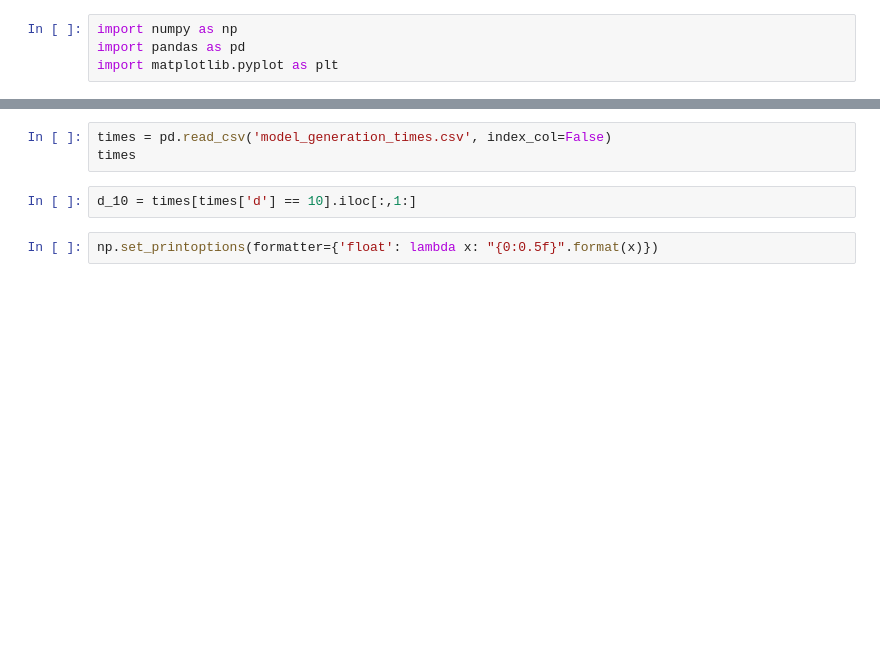
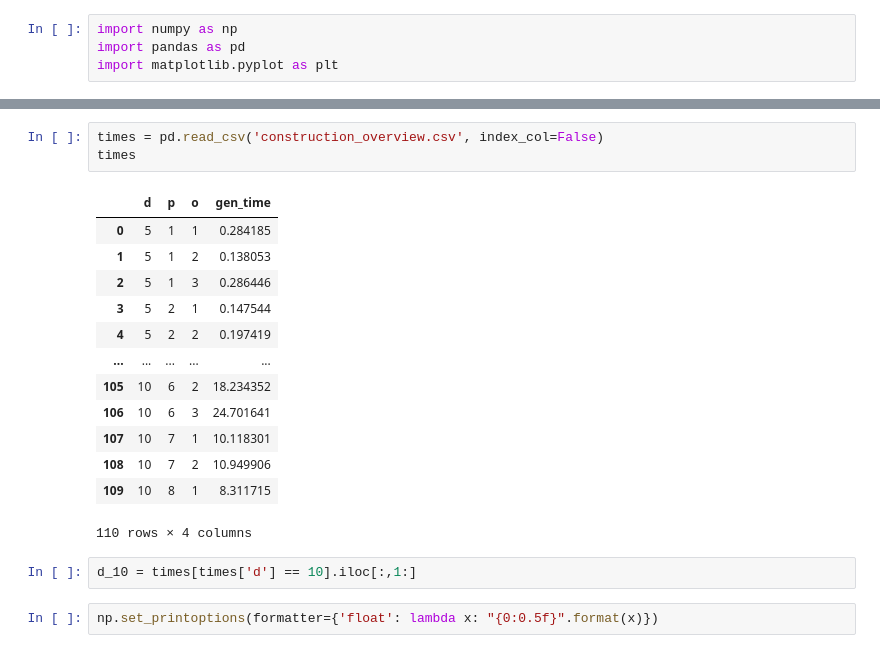
Before and after one commit to tomyaacov/BPpyEvaluation, a Jupyter notebook: prob_modeling/modeling_times.ipynb, the cells around one changed output, grey strips where cells are left out. Saved outputs shown, nothing was run; the diff lists cells and outputs as text; blank space fills up the shorter version.

```diff
--- a/prob_modeling/modeling_times.ipynb
+++ b/prob_modeling/modeling_times.ipynb
@@ -34,6 +58,20 @@ Text(0.5, 0.98, '6d1p4o')
 # %%
-times = pd.read_csv('model_generation_times.csv', index_col=False)
+times = pd.read_csv('construction_overview.csv', index_col=False)
 times
+# %% [output]
+|  | d | p | o | gen_time |
+| 0 | 5 | 1 | 1 | 0.284185 |
+| 1 | 5 | 1 | 2 | 0.138053 |
+| 2 | 5 | 1 | 3 | 0.286446 |
+| 3 | 5 | 2 | 1 | 0.147544 |
+| 4 | 5 | 2 | 2 | 0.197419 |
+| ... | ... | ... | ... | ... |
+| 105 | 10 | 6 | 2 | 18.234352 |
+| 106 | 10 | 6 | 3 | 24.701641 |
+| 107 | 10 | 7 | 1 | 10.118301 |
+| 108 | 10 | 7 | 2 | 10.949906 |
+| 109 | 10 | 8 | 1 | 8.311715 |
+110 rows × 4 columns
 # %%
 d_10 = times[times['d'] == 10].iloc[:,1:]
 # %%
```
Also changed, not shown: parts of 6 cells of this notebook, 2 other files.
